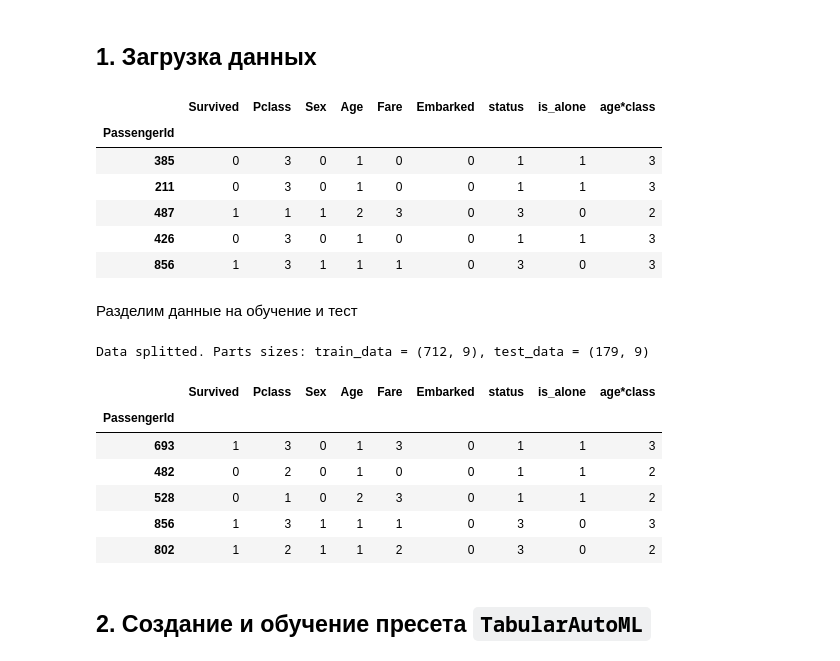
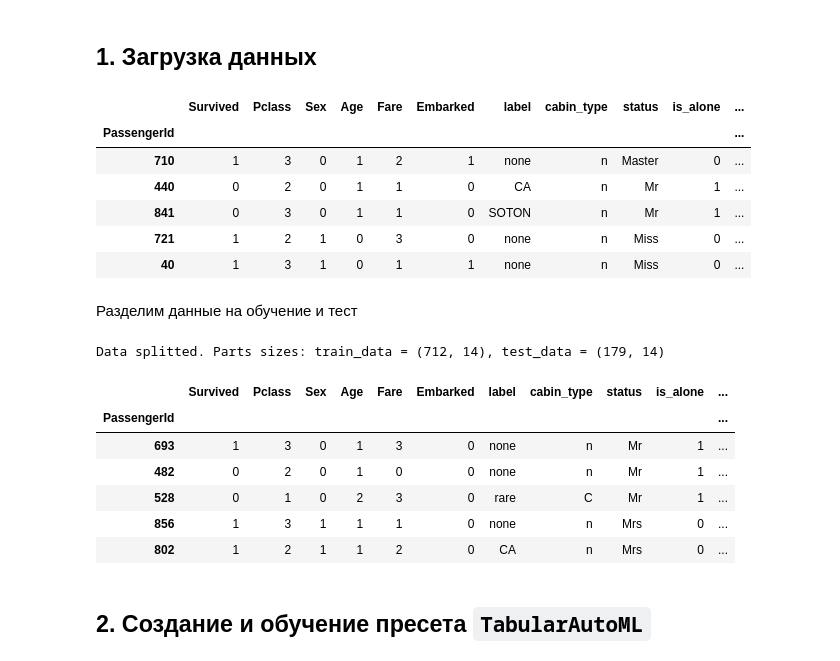
Before and after one commit to KuBaN658/kaggle, a Jupyter notebook: titanic/titanic_lightAutoML.ipynb, the cells around one changed output. Saved outputs shown, nothing was run; the diff lists cells and outputs as text; code cells hidden in the pictures.

```diff
--- a/titanic/titanic_lightAutoML.ipynb
+++ b/titanic/titanic_lightAutoML.ipynb
@@ -54,16 +52,16 @@ torch.set_num_threads(N_THREADS)
 # %%
 TARGET_NAME = 'Survived'
 
-data = pd.read_csv('data/X_train.csv', index_col='PassengerId')
+data = pd.read_csv('data/X_train_automl.csv', index_col='PassengerId')
 data.sample(5)
 # %% [output]
-|  | Survived | Pclass | Sex | Age | Fare | Embarked | status | is_alone | age*class |
-| PassengerId |  |  |  |  |  |  |  |  |  |
-| 385 | 0 | 3 | 0 | 1 | 0 | 0 | 1 | 1 | 3 |
-| 211 | 0 | 3 | 0 | 1 | 0 | 0 | 1 | 1 | 3 |
-| 487 | 1 | 1 | 1 | 2 | 3 | 0 | 3 | 0 | 2 |
-| 426 | 0 | 3 | 0 | 1 | 0 | 0 | 1 | 1 | 3 |
-| 856 | 1 | 3 | 1 | 1 | 1 | 0 | 3 | 0 | 3 |
+|  | Survived | Pclass | Sex | Age | Fare | Embarked | label | cabin_type | status | is_alone | ... |
+| PassengerId |  |  |  |  |  |  |  |  |  |  | ... |
+| 710 | 1 | 3 | 0 | 1 | 2 | 1 | none | n | Master | 0 | ... |
+| 440 | 0 | 2 | 0 | 1 | 1 | 0 | CA | n | Mr | 1 | ... |
+| 841 | 0 | 3 | 0 | 1 | 1 | 0 | SOTON | n | Mr | 1 | ... |
+| 721 | 1 | 2 | 1 | 0 | 3 | 0 | none | n | Miss | 0 | ... |
+| 40 | 1 | 3 | 1 | 0 | 1 | 1 | none | n | Miss | 0 | ... |
 # %% [markdown]
 Разделим данные на обучение и тест
 # %%
@@ -78,14 +76,14 @@ print(f'Data splitted. Parts sizes: train_data = {train_data.shape}, test_data =
 
 train_data.head()
 # %% [output]
-Data splitted. Parts sizes: train_data = (712, 9), test_data = (179, 9)
+Data splitted. Parts sizes: train_data = (712, 14), test_data = (179, 14)
-|  | Survived | Pclass | Sex | Age | Fare | Embarked | status | is_alone | age*class |
-| PassengerId |  |  |  |  |  |  |  |  |  |
-| 693 | 1 | 3 | 0 | 1 | 3 | 0 | 1 | 1 | 3 |
-| 482 | 0 | 2 | 0 | 1 | 0 | 0 | 1 | 1 | 2 |
-| 528 | 0 | 1 | 0 | 2 | 3 | 0 | 1 | 1 | 2 |
-| 856 | 1 | 3 | 1 | 1 | 1 | 0 | 3 | 0 | 3 |
-| 802 | 1 | 2 | 1 | 1 | 2 | 0 | 3 | 0 | 2 |
+|  | Survived | Pclass | Sex | Age | Fare | Embarked | label | cabin_type | status | is_alone | ... |
+| PassengerId |  |  |  |  |  |  |  |  |  |  | ... |
+| 693 | 1 | 3 | 0 | 1 | 3 | 0 | none | n | Mr | 1 | ... |
+| 482 | 0 | 2 | 0 | 1 | 0 | 0 | none | n | Mr | 1 | ... |
+| 528 | 0 | 1 | 0 | 2 | 3 | 0 | rare | C | Mr | 1 | ... |
+| 856 | 1 | 3 | 1 | 1 | 1 | 0 | none | n | Mrs | 0 | ... |
+| 802 | 1 | 2 | 1 | 1 | 2 | 0 | CA | n | Mrs | 0 | ... |
 # %% [markdown]
 ## 2. Создание и обучение пресета `TabularAutoML`
 # %%
```
Also changed, not shown: parts of 8 cells of this notebook, 7 other files.
